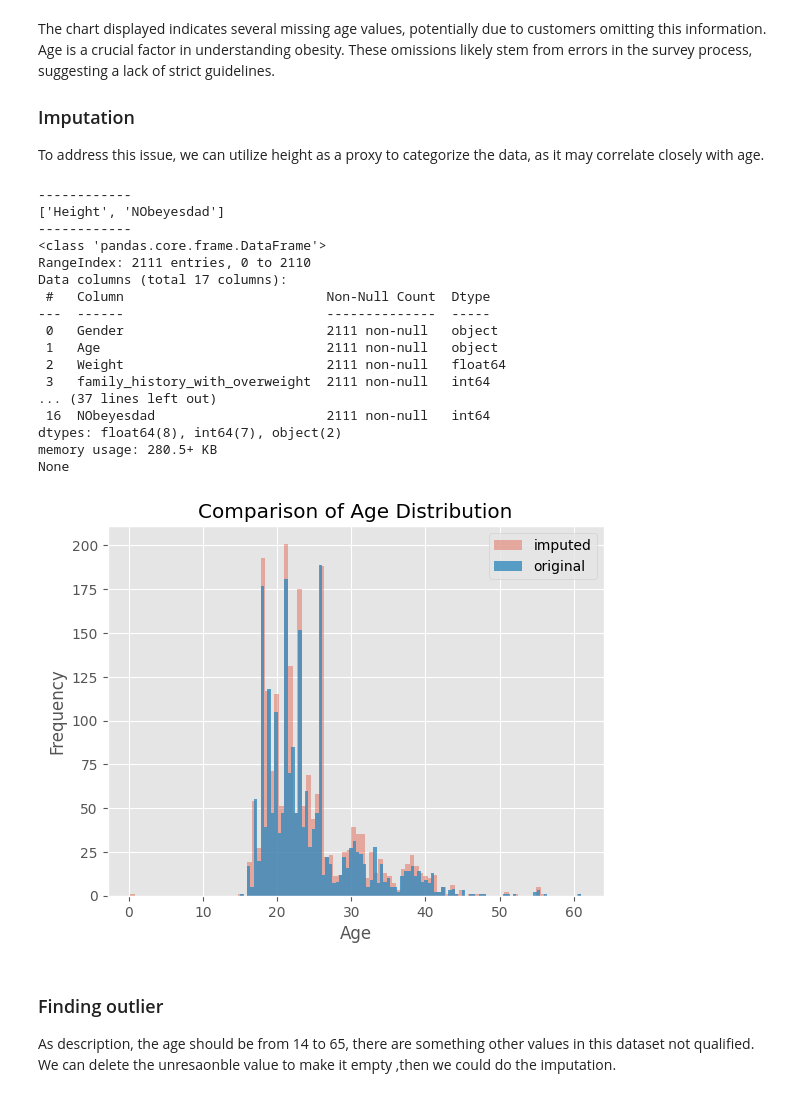
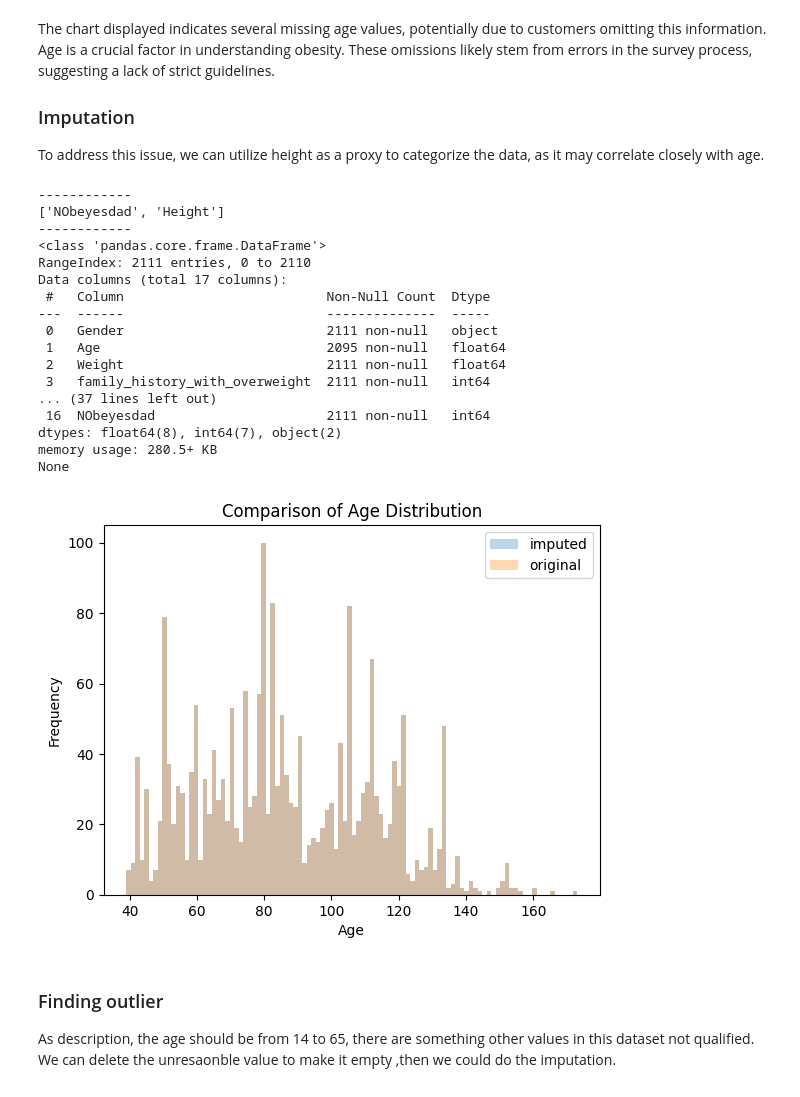
Before and after one commit to wayne-xyz/CS7324As, a Jupyter notebook: Lab1/LabOne.ipynb, the cells around one changed output. Drawn from its saved outputs; the diff is of its cells as text; code cells hidden in the pictures.

Commit message:
fix the df_imputed[Age] data type in numeric

```diff
--- a/Lab1/LabOne.ipynb
+++ b/Lab1/LabOne.ipynb
@@ -263,12 +265,12 @@ print('------------')
 
 df_imputed[names_removed] = df[names_removed]
 # Ensure 'Age' is numeric
-df['Age'] = pd.to_numeric(df['Age'], errors='coerce')  # Convert non-numeric values to NaN
+df_imputed['Age'] = pd.to_numeric(df['Age'], errors='coerce')  # Convert non-numeric values to NaN
 print(df_imputed.info())
 print(df.info())
 # %% [output]
 ------------
-['Height', 'NObeyesdad']
+['NObeyesdad', 'Height']
 ------------
 <class 'pandas.core.frame.DataFrame'>
 RangeIndex: 2111 entries, 0 to 2110
@@ -276,7 +278,7 @@ Data columns (total 17 columns):
  #   Column                          Non-Null Count  Dtype
 ---  ------                          --------------  -----
  0   Gender                          2111 non-null   object
- 1   Age                             2111 non-null   object
+ 1   Age                             2095 non-null   float64
  2   Weight                          2111 non-null   float64
  3   family_history_with_overweight  2111 non-null   int64
 ... (37 lines left out)
@@ -287,17 +289,17 @@ None
 # %%
 
 # compared the distribution between the original and imputed
 
-df_imputed.Age.plot(kind='hist', alpha=0.4, label="imputed",bins=100)
-df.Age.plot(kind='hist', alpha=0.8, label="original",bins=100)
+df_imputed.Weight.plot(kind='hist', alpha=0.3, label="imputed",bins=100)
+df.Weight.plot(kind='hist', alpha=0.3, label="original",bins=100)
 
 plt.legend()
 plt.xlabel('Age')
 plt.ylabel('Frequency')
 plt.title('Comparison of Age Distribution')
 plt.show()
 # %% [output]
-[figure, old version]
+[figure, new version]
 # %% [markdown]
 ### Finding outlier
 As description, the age should be from 14 to 65, there are something other values in this dataset not qualified. We can delete the unresaonble value to make it empty ,then we could do the imputation.
```
Also changed, not shown: parts of 2 cells of this notebook.
